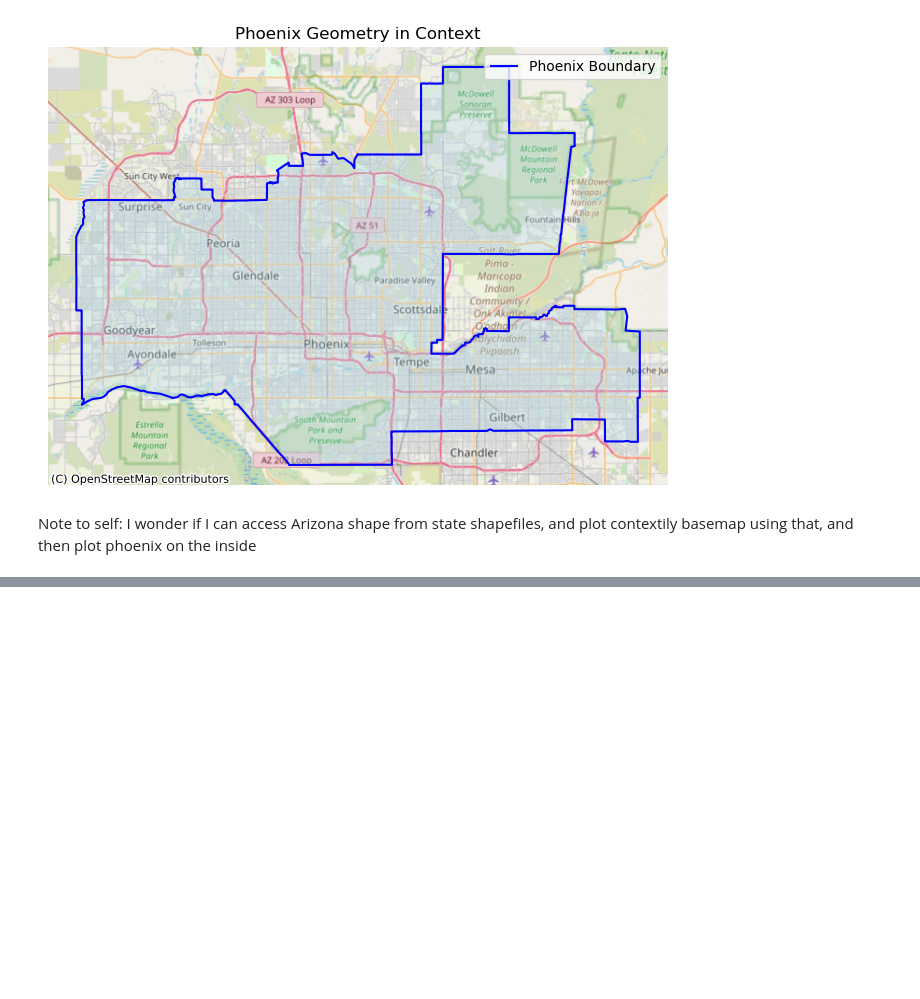
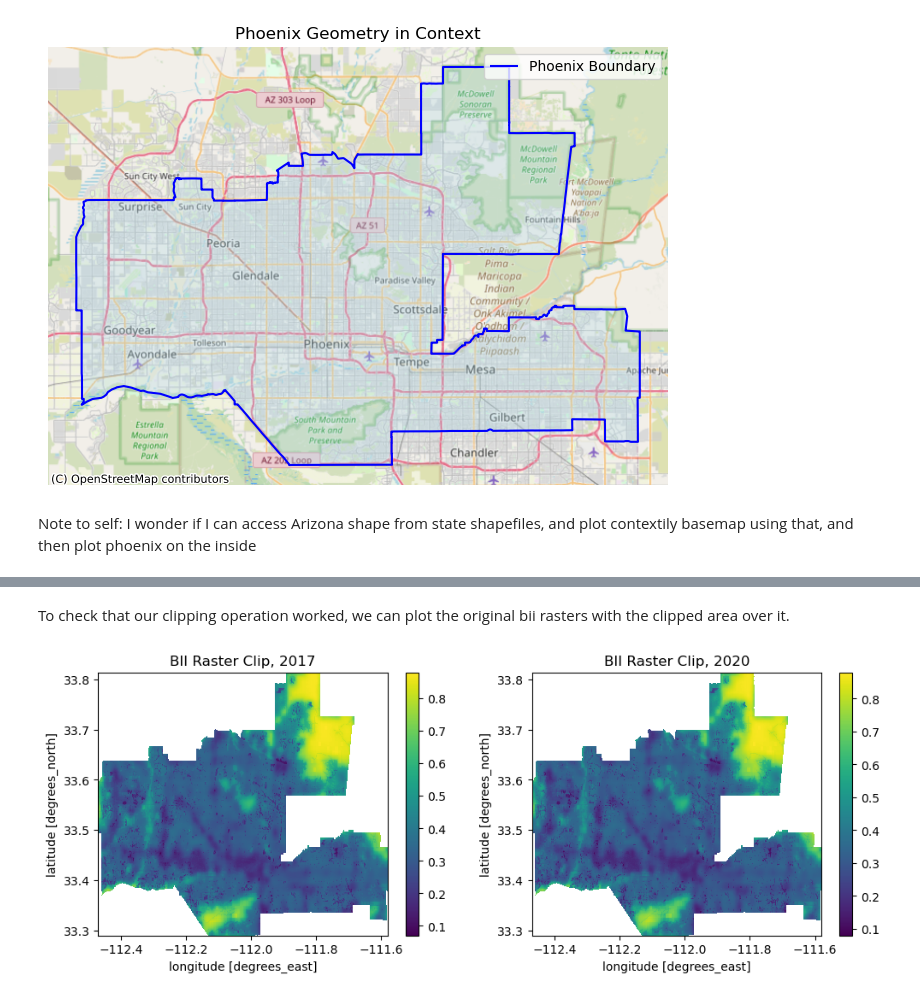
Before and after one commit to sofiasarak/biodiversity_phoenix, a Jupyter notebook: pheonix.ipynb, the cells around one changed output, grey strips where cells are left out. Cells and saved outputs as stored; diff of their text form; code cells hidden in the pictures; blank space fills up the shorter version.

```diff
--- a/pheonix.ipynb
+++ b/pheonix.ipynb
@@ -373,0 +344,22 @@ bii_phoenix = bii.rio.clip_box(*pheonix_county.total_bounds)
+# %% [markdown]
+To check that our clipping operation worked, we can plot the original bii rasters with the clipped area over it.
+# %%
+# Initialize plot
+fig, ax = plt.subplots(figsize=(12, 4), nrows=1, ncols=2)
+
+## 2017
+bii_2017_clip.plot(ax = ax[0])
+
+# Post-clip
+bii_2020_clip.plot(ax = ax[1])
+
+# Add titles for each plot
+ax[0].set_title( 'BII Raster Clip, 2017')
+ax[1].set_title( 'BII Raster Clip, 2020')
+
+# Turn of axes as they don't give us any beneficial information
+#ax.axis('off')
+
+plt.show()
+# %% [output]
+[figure, added]
```
Also changed, not shown: parts of 58 cells of this notebook.
